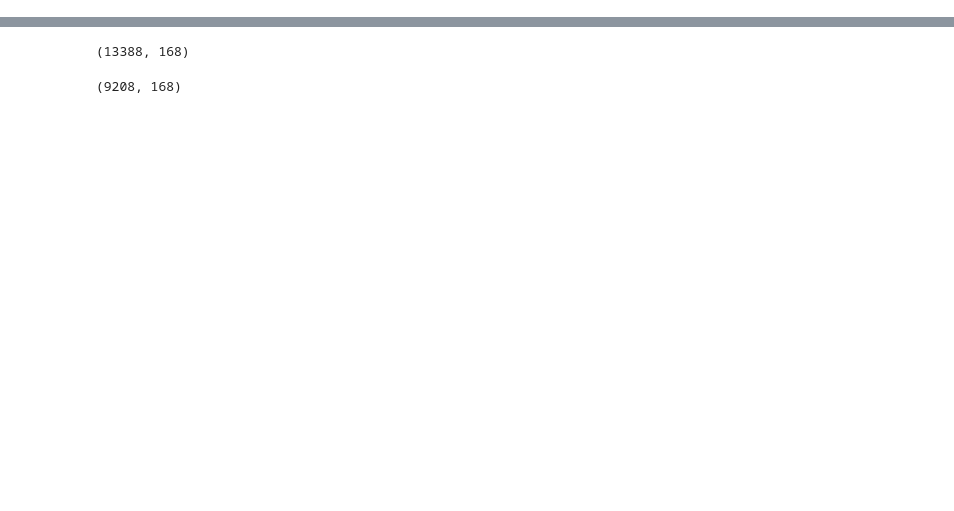
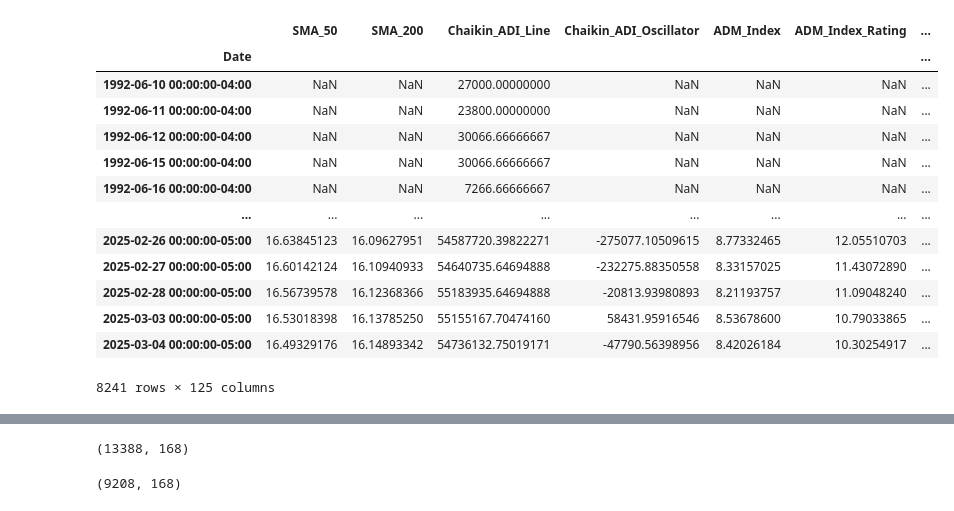
Before and after one commit to FlexiblePlanInvestmentsLtd/Factor-Research, a Jupyter notebook: notebooks/Random Forest (S&P1500).ipynb, the cells around one changed output, grey strips where cells are left out. Drawn from its saved outputs; the diff is of its cells as text; code cells hidden in the pictures; blank space fills up the shorter version.

```diff
--- a/notebooks/Random Forest (S&P1500).ipynb
+++ b/notebooks/Random Forest (S&P1500).ipynb
@@ -140,3 +144,20 @@ For example, when doing 'df[col].method(value, inplace=True)', try using 'df.met
+# %%
+tech.technical_features
+# %% [output]
+|  | SMA_50 | SMA_200 | Chaikin_ADI_Line | Chaikin_ADI_Oscillator | ADM_Index | ADM_Index_Rating | ... |
+| Date |  |  |  |  |  |  | ... |
+| 1992-06-10 00:00:00-04:00 | NaN | NaN | 27000.00000000 | NaN | NaN | NaN | ... |
+| 1992-06-11 00:00:00-04:00 | NaN | NaN | 23800.00000000 | NaN | NaN | NaN | ... |
+| 1992-06-12 00:00:00-04:00 | NaN | NaN | 30066.66666667 | NaN | NaN | NaN | ... |
+| 1992-06-15 00:00:00-04:00 | NaN | NaN | 30066.66666667 | NaN | NaN | NaN | ... |
+| 1992-06-16 00:00:00-04:00 | NaN | NaN | 7266.66666667 | NaN | NaN | NaN | ... |
+| ... | ... | ... | ... | ... | ... | ... | ... |
+| 2025-02-26 00:00:00-05:00 | 16.63845123 | 16.09627951 | 54587720.39822271 | -275077.10509615 | 8.77332465 | 12.05510703 | ... |
+| 2025-02-27 00:00:00-05:00 | 16.60142124 | 16.10940933 | 54640735.64694888 | -232275.88350558 | 8.33157025 | 11.43072890 | ... |
+| 2025-02-28 00:00:00-05:00 | 16.56739578 | 16.12368366 | 55183935.64694888 | -20813.93980893 | 8.21193757 | 11.09048240 | ... |
+| 2025-03-03 00:00:00-05:00 | 16.53018398 | 16.13785250 | 55155167.70474160 | 58431.95916546 | 8.53678600 | 10.79033865 | ... |
+| 2025-03-04 00:00:00-05:00 | 16.49329176 | 16.14893342 | 54736132.75019171 | -47790.56398956 | 8.42026184 | 10.30254917 | ... |
+8241 rows × 125 columns
 # %%
 combined_features[0]
 # %% [output]
```
Also changed, not shown: parts of 19 cells of this notebook.
